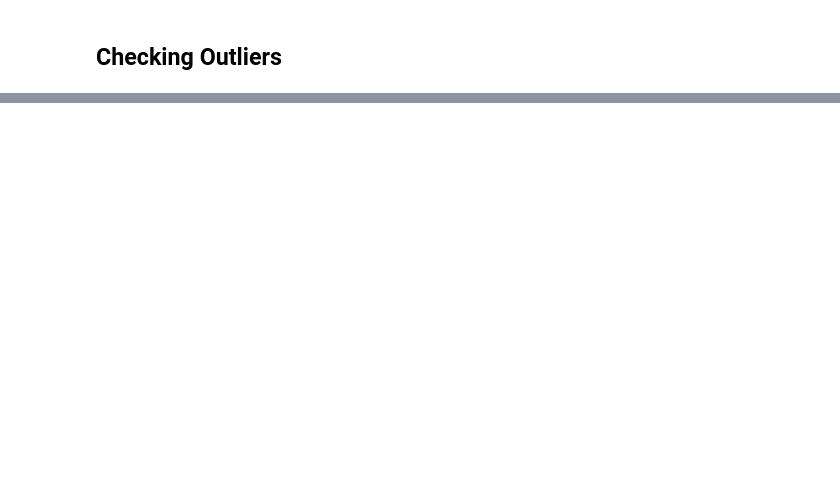
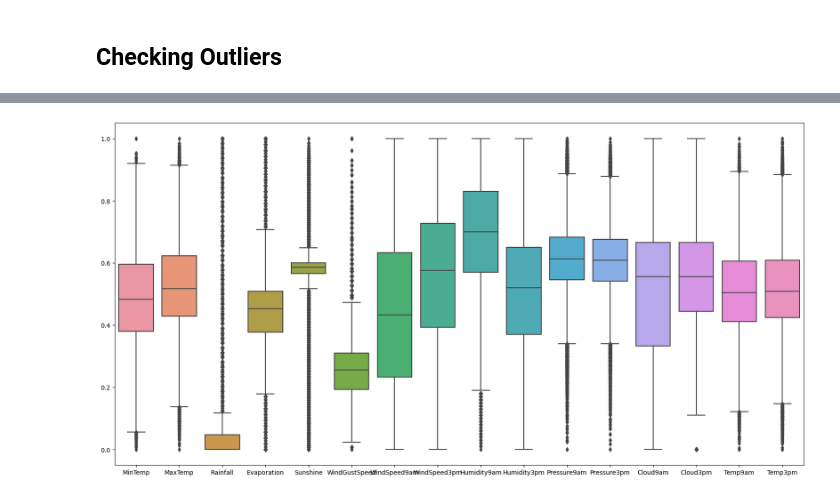
Before and after one commit to LouisMcArdell/IOD-Work, a Jupyter notebook: Projects/Mini Project 2/Mini Project 2.ipynb, the cells around one changed output, grey strips where cells are left out. Cells and saved outputs as stored; diff of their text form; code cells hidden in the pictures; blank space fills up the shorter version.

```diff
--- a/Projects/Mini Project 2/Mini Project 2.ipynb
+++ b/Projects/Mini Project 2/Mini Project 2.ipynb
@@ -251,0 +267,21 @@ There are a number of fields which show a weak corrlation with our target variab
+# %%
+rain_cap_value = df['Rainfall'].quantile(0.95)
+evaporation_cap_value = df['Evaporation'].quantile(0.95)
+wind9_cap_value = df['WindSpeed9am'].quantile(0.95)
+wind3_cap_value = df['WindSpeed3pm'].quantile(0.95)
+# %%
+df['Rainfall'] = df['Rainfall'].apply(lambda x: x if x <= rain_cap_value else rain_cap_value)
+df['Evaporation'] = df['Evaporation'].apply(lambda x: x if x <= evaporation_cap_value else evaporation_cap_value)
+df['WindSpeed9am'] = df['WindSpeed9am'].apply(lambda x: x if x <= wind9_cap_value else wind9_cap_value)
+df['WindSpeed3pm'] = df['WindSpeed3pm'].apply(lambda x: x if x <= wind3_cap_value else wind3_cap_value)
+# %%
+numeric_cols = df.select_dtypes(include=['float64', 'int64']).columns
+
+scaler = MinMaxScaler()
+df_scaled = pd.DataFrame(scaler.fit_transform(df[numeric_cols]), columns=numeric_cols)
+
+plt.figure(figsize=(20, 10))
+sns.boxplot(data=df_scaled)
+plt.show()
+# %% [output]
+[figure, added]
```
Also changed, not shown: parts of 67 cells of this notebook.
